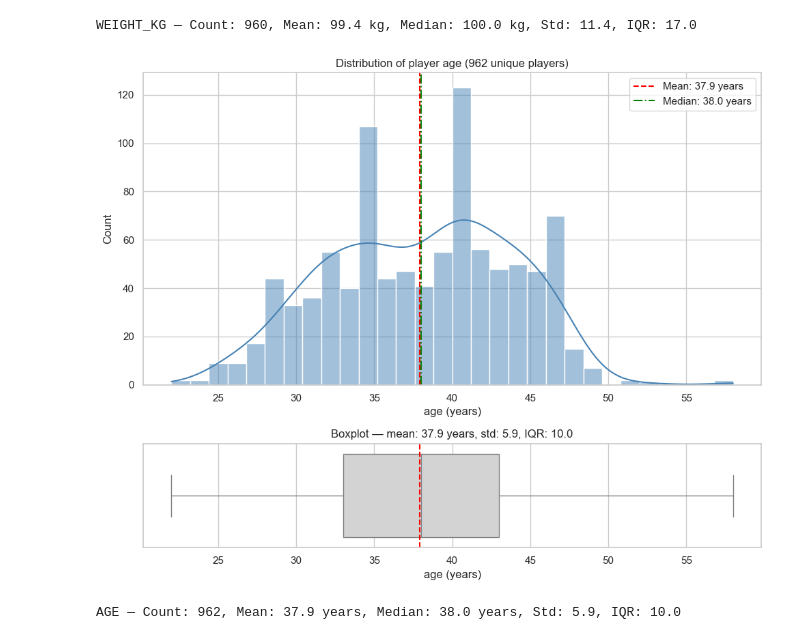
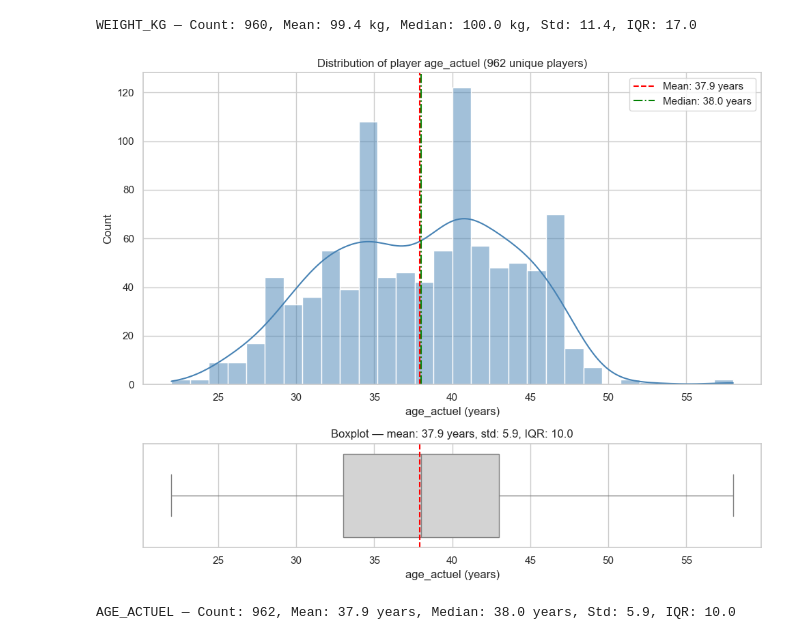
Before and after one commit to Raf-Alb/Data-Science-Group-Q, a Jupyter notebook: Projet.ipynb, the cells around one changed output. Cells and saved outputs as stored; diff of their text form; code cells hidden in the pictures.

```diff
--- a/Projet.ipynb
+++ b/Projet.ipynb
@@ -167,7 +167,40 @@ merged['birth_date'] = pd.to_datetime(merged['birth_date'], format='%d.%m.%Y', e
 # %%
 # calcule de l'âge des joueurs
 today = pd.Timestamp.today()
-merged['age'] = (today - merged['birth_date']).dt.days // 365.25
+merged['age_actuel'] = (today - merged['birth_date']).dt.days // 365.25
+
+# calcule de l'âge des joueurs au début de la saison
+# %%
+#calcul de l'âge au début de la saison
+
+def calcul_age_debut_saison(merged):
+    """
+    Calcule l'âge du joueur au début de la saison (1er octobre de l'année de début),
+    en récupérant les 4 premiers chiffres de la colonne 'Season'.
+    """
+    # Extraire les 4 premiers caractères (année de début)
+    merged['start_year'] = (
+        merged['Season']
+        .astype(str)
+        .str[:4]
+        .str.extract('(\d{4})')  # garde uniquement les chiffres
+        .astype(float)
+        .astype('Int64')
+    )
+
+    # Crée la date de début de saison (1er octobre de l’année de début)
+    merged['season_start_date'] = pd.to_datetime(
+        merged['start_year'].astype(str) + '-10-01',
+        errors='coerce'
+    )
+
+    # Calcul de l'âge au début de la saison
+    merged['age_debut_saison'] = ((merged['season_start_date'] - merged['birth_date']).dt.days / 365.25).round(1)
+
+    return merged
+
+# Application
+merged = calcul_age_debut_saison(merged)
 # %%
 print(merged.columns)
 # %% [output]
@@ -219,6 +252,13 @@ for s in stats:
 print("Colonnes créées :", created)
 # %% [output]
 Colonnes créées : ['FGM_per_min', 'FGA_per_min', '3PM_per_min', '3PA_per_min', 'FTM_per_min', 'FTA_per_min', 'TOV_per_min', 'PF_per_min', 'ORB_per_min', 'DRB_per_min', 'REB_per_min', 'AST_per_min', 'S ...
+# %%
+#créer une colonne EFF_per_min (mesure de l'efficacité d'un joueur par minute jouée)
+
+merged['EFF_per_min'] = (
+    (merged['PTS_per_min'] + merged['REB_per_min'] + merged['AST_per_min'] + merged['STL_per_min'] + merged['BLK_per_min'])
+    - ((merged['FGA_per_min'] - merged['FGM_per_min']) + (merged['FTA_per_min'] - merged['FTM_per_min']) + merged['TOV_per_min'])
+)
 # %%
 liste_teams = merged['Team'].unique()
 len(liste_teams)
@@ -386,7 +426,7 @@ plot_player_distribution(merged, player_col='Player', value_col='weight_kg', uni
 WEIGHT_KG — Count: 960, Mean: 99.4 kg, Median: 100.0 kg, Std: 11.4, IQR: 17.0
 # %%
 # appel de la fonction pour l'âge des joueurs
-plot_player_distribution(merged, player_col='Player', value_col='age', unit='years')
+plot_player_distribution(merged, player_col='Player', value_col='age_actuel', unit='years')
 # %% [output]
-[figure, old version]
+[figure, new version]
-AGE — Count: 962, Mean: 37.9 years, Median: 38.0 years, Std: 5.9, IQR: 10.0
+AGE_ACTUEL — Count: 962, Mean: 37.9 years, Median: 38.0 years, Std: 5.9, IQR: 10.0
```
Also changed, not shown: parts of 8 cells of this notebook, 1 other file.
